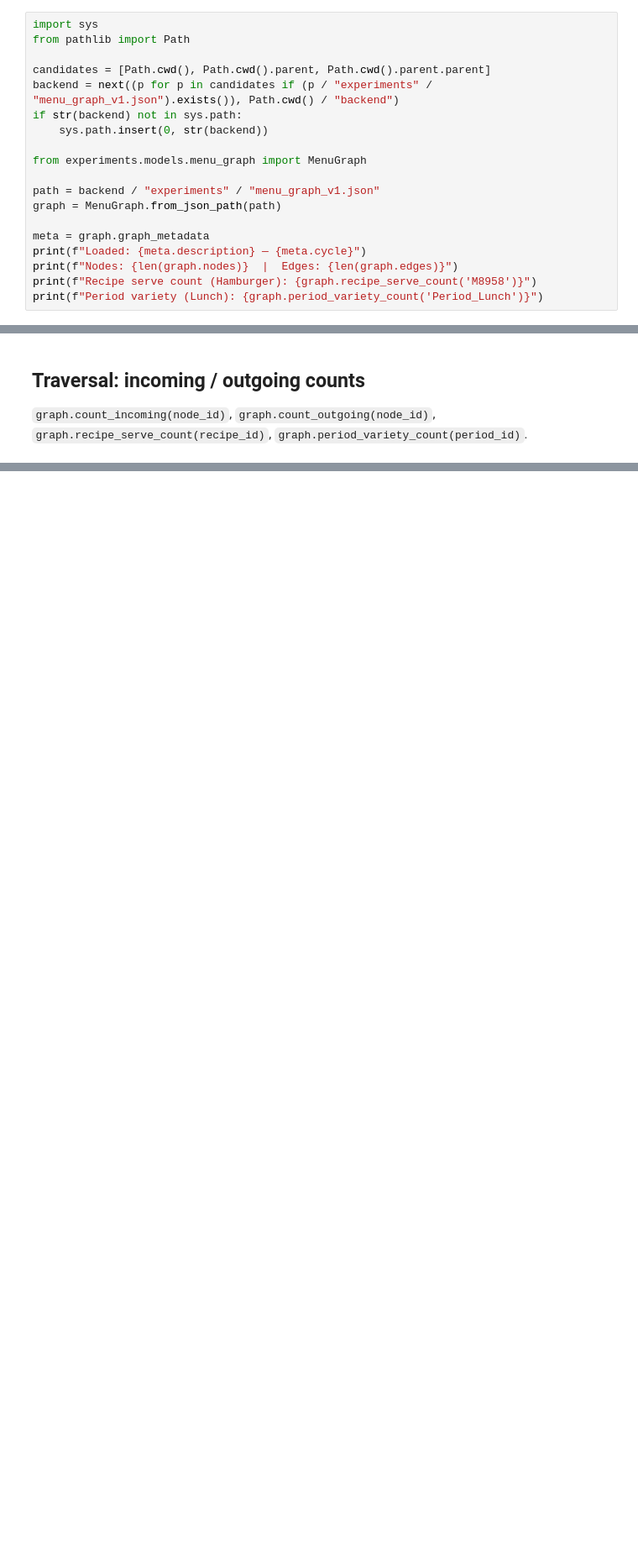
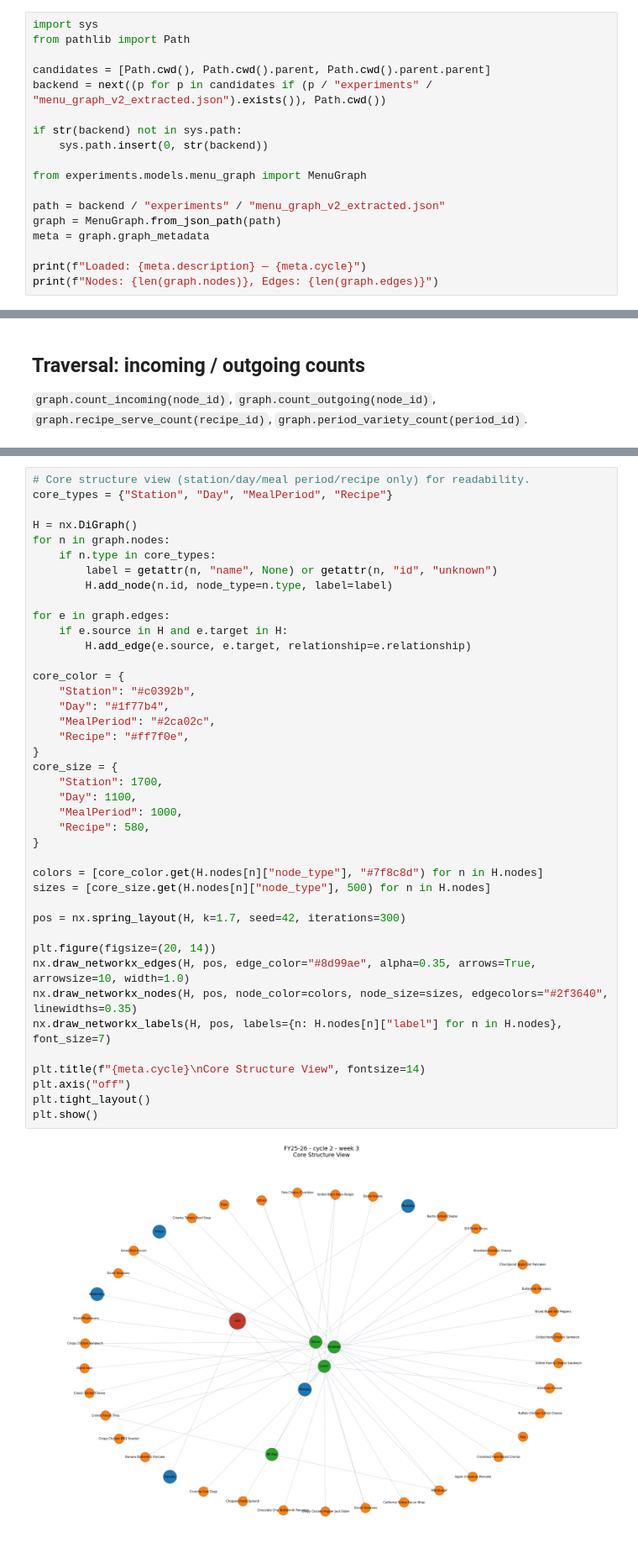
Before and after one commit to rahulimpressico/aramark-menu, a Jupyter notebook: backend/experiments/MenuGraph_Visualisation.ipynb, the cells around one changed output, grey strips where cells are left out. Shown at 84% size. Cells and saved outputs as stored; diff of their text form; blank space fills up the shorter version.

```diff
--- a/backend/experiments/MenuGraph_Visualisation.ipynb
+++ b/backend/experiments/MenuGraph_Visualisation.ipynb
@@ -10,17 +10,16 @@ import sys
 from pathlib import Path
 
 candidates = [Path.cwd(), Path.cwd().parent, Path.cwd().parent.parent]
-backend = next((p for p in candidates if (p / "experiments" / "menu_graph_v1.json").exists()), Path.cwd() / "backend")
+backend = next((p for p in candidates if (p / "experiments" / "menu_graph_v2_extracted.json").exists()), Path.cwd())
+
 if str(backend) not in sys.path:
     sys.path.insert(0, str(backend))
 
 from experiments.models.menu_graph import MenuGraph
 
-path = backend / "experiments" / "menu_graph_v1.json"
+path = backend / "experiments" / "menu_graph_v2_extracted.json"
 graph = MenuGraph.from_json_path(path)
+meta = graph.graph_metadata
 
-meta = graph.graph_metadata
 print(f"Loaded: {meta.description} — {meta.cycle}")
-print(f"Nodes: {len(graph.nodes)}  |  Edges: {len(graph.edges)}")
-print(f"Recipe serve count (Hamburger): {graph.recipe_serve_count('M8958')}")
-print(f"Period variety (Lunch): {graph.period_variety_count('Period_Lunch')}")
+print(f"Nodes: {len(graph.nodes)}, Edges: {len(graph.edges)}")
@@ -62,0 +154,43 @@ for p in graph.get_meal_periods():
+# %%
+# Core structure view (station/day/meal period/recipe only) for readability.
+core_types = {"Station", "Day", "MealPeriod", "Recipe"}
+
+H = nx.DiGraph()
+for n in graph.nodes:
+    if n.type in core_types:
+        label = getattr(n, "name", None) or getattr(n, "id", "unknown")
+        H.add_node(n.id, node_type=n.type, label=label)
+
+for e in graph.edges:
+    if e.source in H and e.target in H:
+        H.add_edge(e.source, e.target, relationship=e.relationship)
+
+core_color = {
+    "Station": "#c0392b",
+    "Day": "#1f77b4",
+    "MealPeriod": "#2ca02c",
+    "Recipe": "#ff7f0e",
+}
+core_size = {
+    "Station": 1700,
+    "Day": 1100,
+    "MealPeriod": 1000,
+    "Recipe": 580,
+}
+
+colors = [core_color.get(H.nodes[n]["node_type"], "#7f8c8d") for n in H.nodes]
+sizes = [core_size.get(H.nodes[n]["node_type"], 500) for n in H.nodes]
+
+pos = nx.spring_layout(H, k=1.7, seed=42, iterations=300)
+
+plt.figure(figsize=(20, 14))
+nx.draw_networkx_edges(H, pos, edge_color="#8d99ae", alpha=0.35, arrows=True, arrowsize=10, width=1.0)
+nx.draw_networkx_nodes(H, pos, node_color=colors, node_size=sizes, edgecolors="#2f3640", linewidths=0.35)
+nx.draw_networkx_labels(H, pos, labels={n: H.nodes[n]["label"] for n in H.nodes}, font_size=7)
+
+plt.title(f"{meta.cycle}\nCore Structure View", fontsize=14)
+plt.axis("off")
+plt.tight_layout()
+plt.show()
+# %% [output]
+[figure, added]
```
Also changed, not shown: parts of 6 cells of this notebook, 23 other files.
